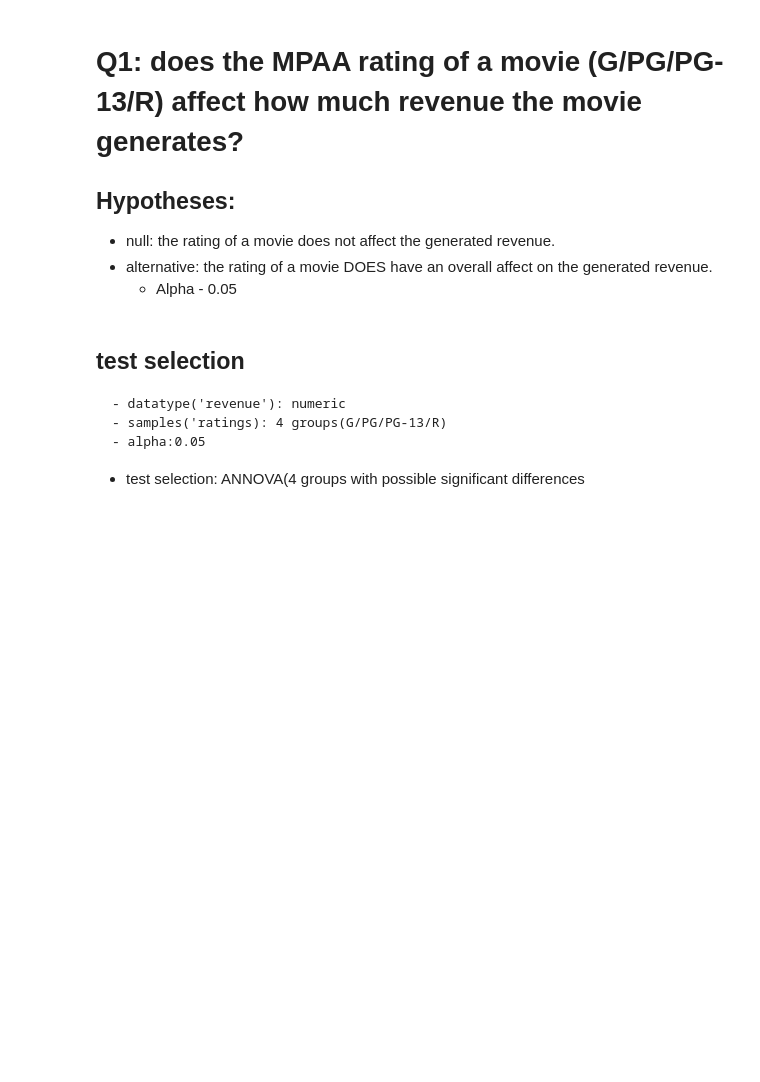
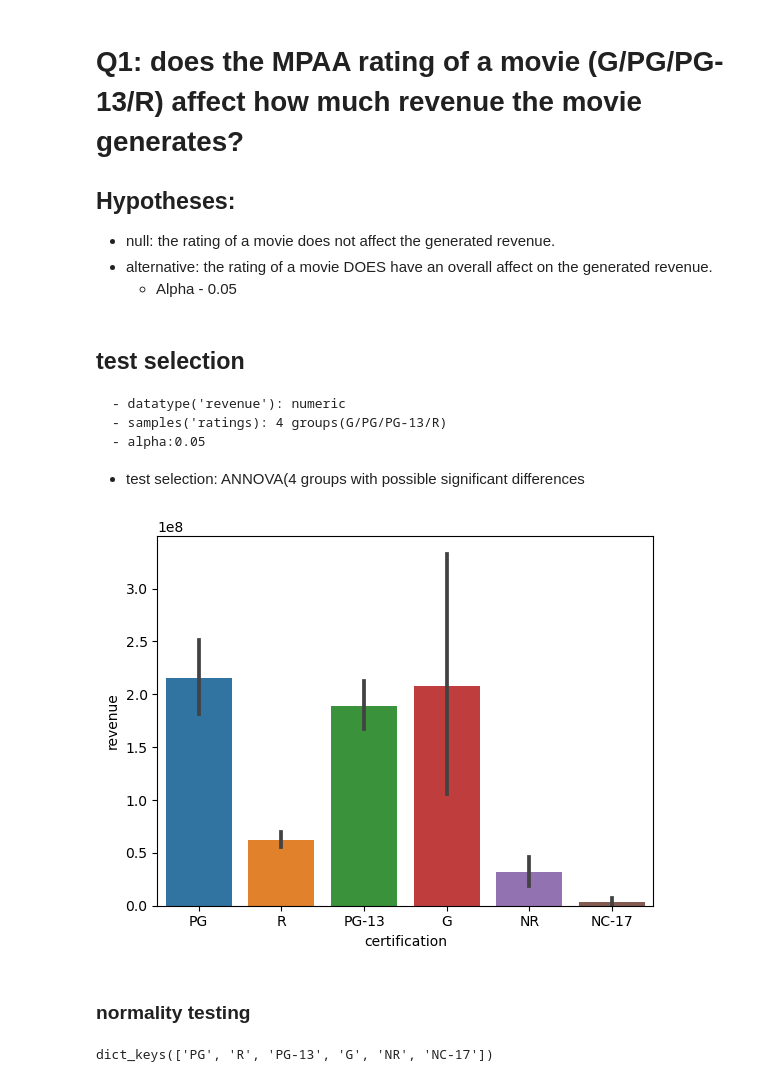
Before and after one commit to clovestad/Movie_Ratings, a Jupyter notebook: part_4/Part_4-Hypothesis_Testing.ipynb, the cells around one changed output. Cells and saved outputs as stored; diff of their text form; code cells hidden in the pictures; blank space fills up the shorter version.

```diff
--- a/part_4/Part_4-Hypothesis_Testing.ipynb
+++ b/part_4/Part_4-Hypothesis_Testing.ipynb
@@ -157,7 +131,7 @@ tmdb_api_results=tmdb_api_results.drop(dropcols,axis=1)"""
 # %% [markdown]
 # Loading
 # %%
-df = pd.read_csv('Data/title_basics_combined.csv.gz', low_memory=False)
-
-
-df.dtypes
+df = pd.read_csv('Data/df_combined.csv.gz')
+df=df.dropna()
+connection_str = "mysql+pymysql://root:root@localhost/Movies"
+engine = create_engine(connection_str)
@@ -190,3 +180,22 @@ df.to_sql('tmdb_data',engine,dtype=df_schema_api,if_exists='replace',index=False
     - alpha:0.05
 
 - test selection: ANNOVA(4 groups with possible significant differences
+# %%
+sns.barplot(data=df, x='certification',y='revenue');
+# %% [output]
+[figure, added]
+# %% [markdown]
+### normality testing
+# %%
+## Create groups dictionary.
+groups = {}
+## Loop through all unique categories
+for i in df['certification'].unique():
+    ## Get series for group and rename
+    data = df.loc[df['certification']==i,'revenue'].copy()
+
+    # save into the dictionary
+    groups[i] = data
+groups.keys()
+# %% [output]
+dict_keys(['PG', 'R', 'PG-13', 'G', 'NR', 'NC-17'])
```
Also changed, not shown: parts of 23 cells of this notebook, 4 other files.
